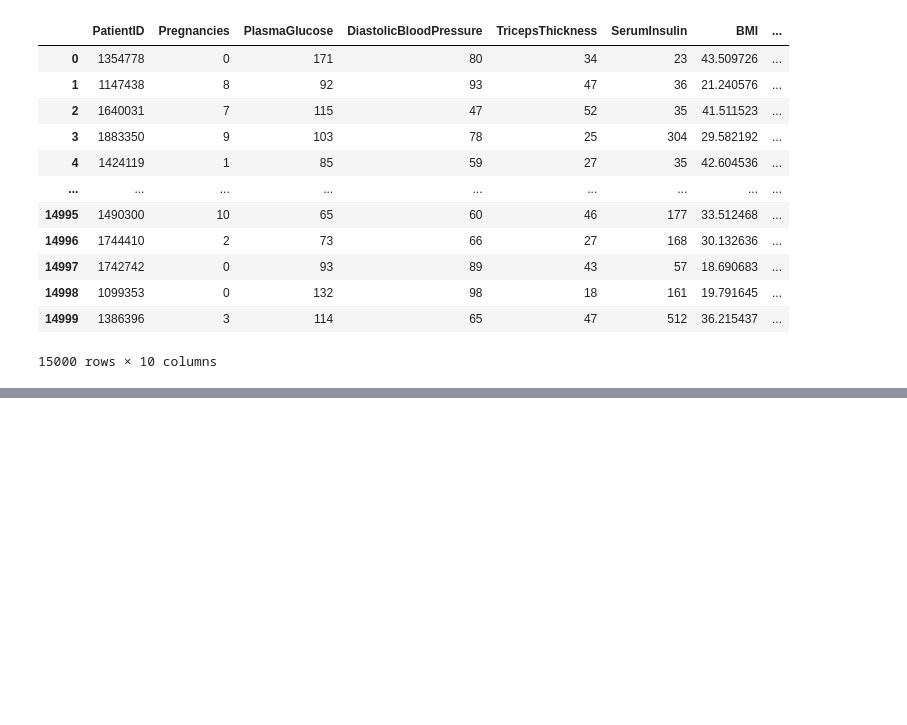
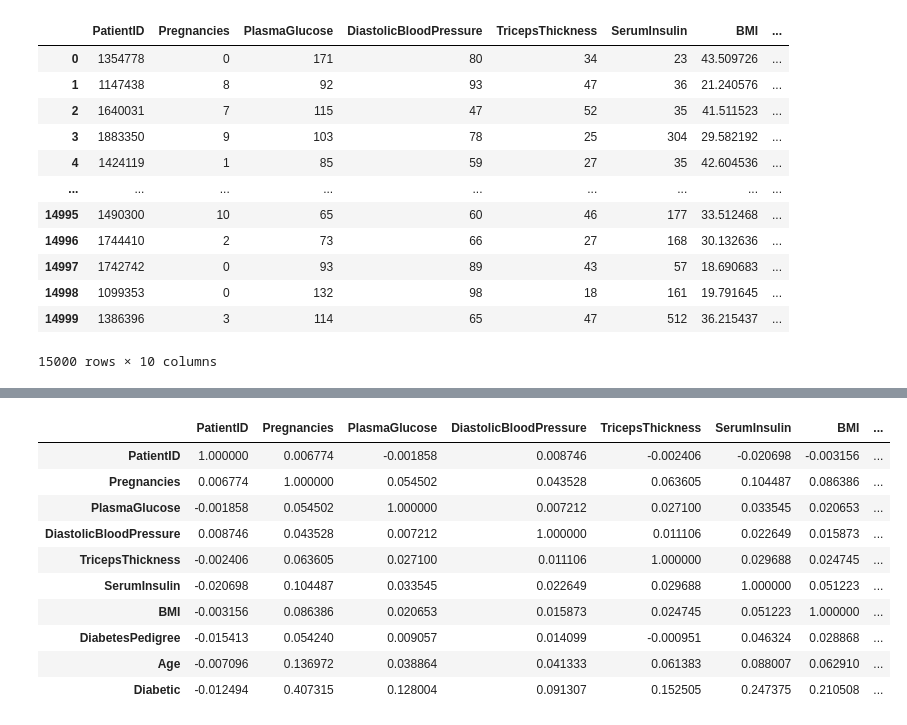
Before and after one commit to Lucky12348/diabetes_prediction, a Jupyter notebook: EDA.ipynb, the cells around one changed output, grey strips where cells are left out. Cells and saved outputs as stored; diff of their text form; code cells hidden in the pictures; blank space fills up the shorter version.

Commit message:
Check missing value & start correlation analysis

```diff
--- a/EDA.ipynb
+++ b/EDA.ipynb
@@ -31,0 +110,19 @@ diabete_df
+# %%
+# Vérifier les dépendances des mesures médicales dans l'apparition du diabete  ==> Il y a un lien plus fort entre le vieillissement (Age) et l'apparition de Diabete et aussi entre le nombre de Grossesse et l'apparition du Diabete
+# les mesures sont très peu correlées entre elles ==> donc on peut déduire que l'ensemble des colonne speuvent être utiles dans notre ML
+# correlation entre l'age et la grossesse ==> laquelle des 2 est predominante dans l'apparition du diabete?
+
+correlation = diabete_df.corr()
+correlation
+# %% [output]
+|  | PatientID | Pregnancies | PlasmaGlucose | DiastolicBloodPressure | TricepsThickness | SerumInsulin | BMI | ... |
+| PatientID | 1.000000 | 0.006774 | -0.001858 | 0.008746 | -0.002406 | -0.020698 | -0.003156 | ... |
+| Pregnancies | 0.006774 | 1.000000 | 0.054502 | 0.043528 | 0.063605 | 0.104487 | 0.086386 | ... |
+| PlasmaGlucose | -0.001858 | 0.054502 | 1.000000 | 0.007212 | 0.027100 | 0.033545 | 0.020653 | ... |
+| DiastolicBloodPressure | 0.008746 | 0.043528 | 0.007212 | 1.000000 | 0.011106 | 0.022649 | 0.015873 | ... |
+| TricepsThickness | -0.002406 | 0.063605 | 0.027100 | 0.011106 | 1.000000 | 0.029688 | 0.024745 | ... |
+| SerumInsulin | -0.020698 | 0.104487 | 0.033545 | 0.022649 | 0.029688 | 1.000000 | 0.051223 | ... |
+| BMI | -0.003156 | 0.086386 | 0.020653 | 0.015873 | 0.024745 | 0.051223 | 1.000000 | ... |
+| DiabetesPedigree | -0.015413 | 0.054240 | 0.009057 | 0.014099 | -0.000951 | 0.046324 | 0.028868 | ... |
+| Age | -0.007096 | 0.136972 | 0.038864 | 0.041333 | 0.061383 | 0.088007 | 0.062910 | ... |
+| Diabetic | -0.012494 | 0.407315 | 0.128004 | 0.091307 | 0.152505 | 0.247375 | 0.210508 | ... |
```
Also changed, not shown: parts of 10 cells of this notebook.
